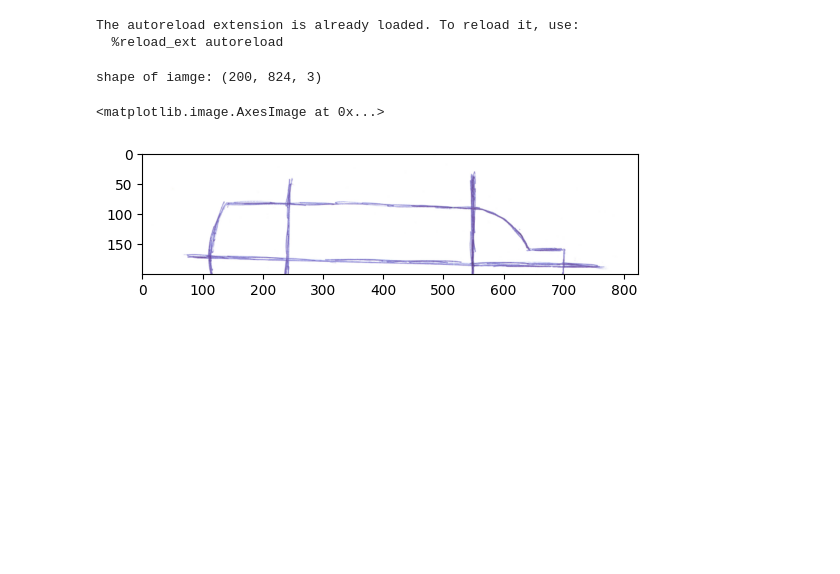
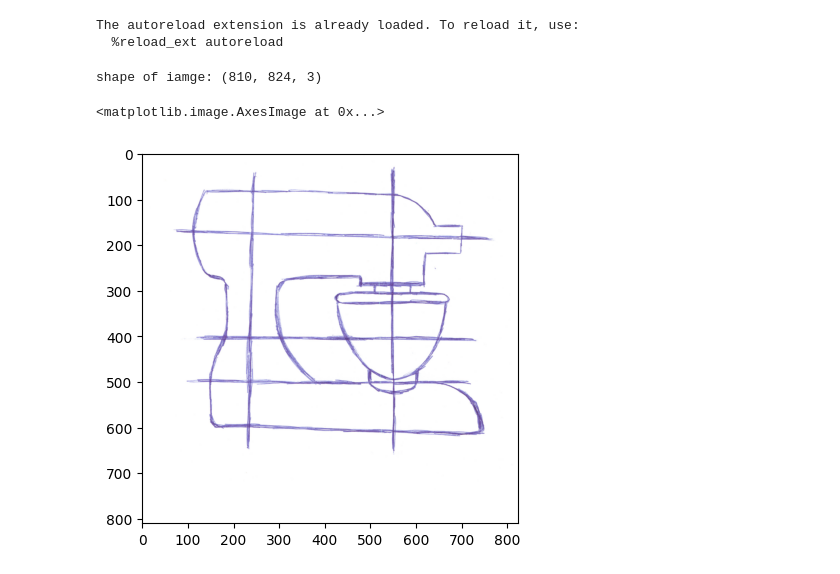
Before and after one commit to rambip/sketch-vectorization, a Jupyter notebook: notebooks/work.ipynb, the cells around one changed output. Drawn from its saved outputs; the diff is of its cells as text; code cells hidden in the pictures; blank space fills up the shorter version.

```diff
--- a/notebooks/work.ipynb
+++ b/notebooks/work.ipynb
@@ -14,13 +14,13 @@ from bez.hypergraph import HyperGraph
 The autoreload extension is already loaded. To reload it, use:
   %reload_ext autoreload
 # %%
-image = io.imread(ROOT_DIR /"data/original_paper/figure_2/input.png")[0:200, :, :]
+image = io.imread(ROOT_DIR /"data/original_paper/figure_2/input.png")
 print(f"shape of iamge: {image.shape}")
 plt.imshow(image)
 # %% [output]
-shape of iamge: (200, 824, 3)
+shape of iamge: (810, 824, 3)
 <matplotlib.image.AxesImage at 0x...>
-[figure, old version]
+[figure, new version]
 # %%
 skeleton, thikness = image_to_skeleton(image)
 plt.imshow(skeleton, cmap="gray")
```
Also changed, not shown: parts of 6 cells of this notebook, 1 other file.
